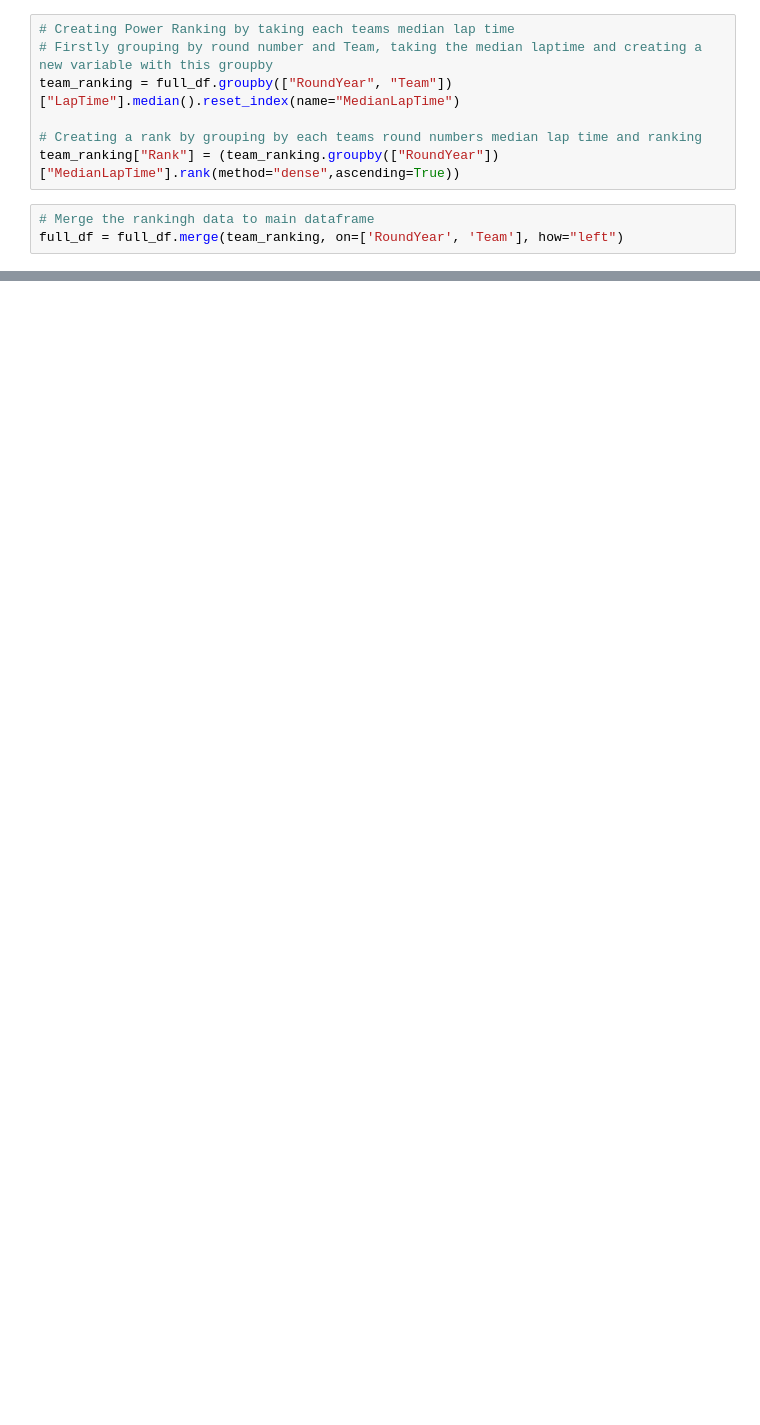
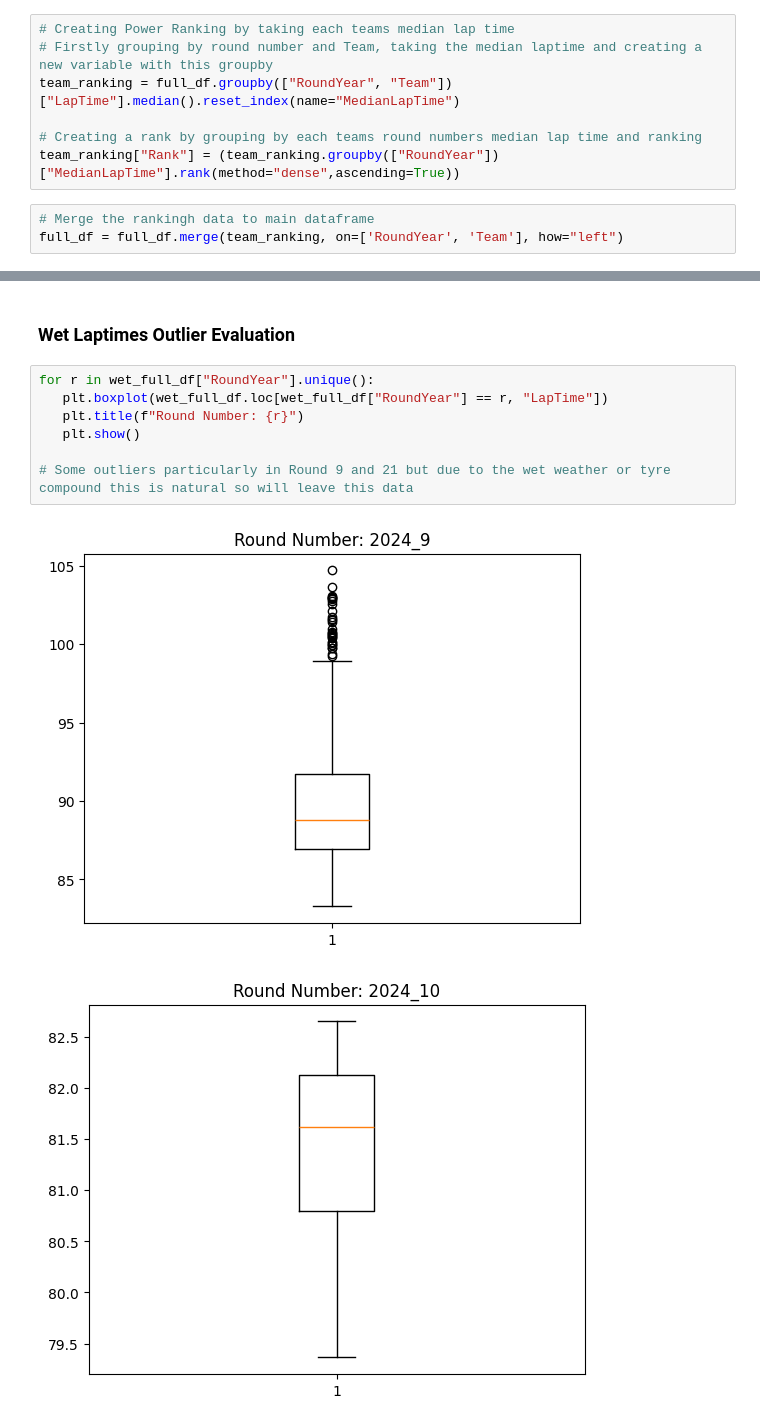
Before and after one commit to cillianmurphy45/F1-Machine-Learning-Model, a Jupyter notebook: Cleaning_Data.ipynb, the cells around one changed output, grey strips where cells are left out. Drawn from its saved outputs; the diff is of its cells as text; blank space fills up the shorter version.

```diff
--- a/Cleaning_Data.ipynb
+++ b/Cleaning_Data.ipynb
@@ -525,0 +652,12 @@ full_df = full_df.merge(team_ranking, on=['RoundYear', 'Team'], how="left")
+# %% [markdown]
+### Wet Laptimes Outlier Evaluation
+# %%
+for r in wet_full_df["RoundYear"].unique():
+   plt.boxplot(wet_full_df.loc[wet_full_df["RoundYear"] == r, "LapTime"])
+   plt.title(f"Round Number: {r}")
+   plt.show()
+
+# Some outliers particularly in Round 9 and 21 but due to the wet weather or tyre compound this is natural so will leave this data
+# %% [output]
+[figure, added]
+[figure, added]
```
Also changed, not shown: parts of 74 cells of this notebook.
